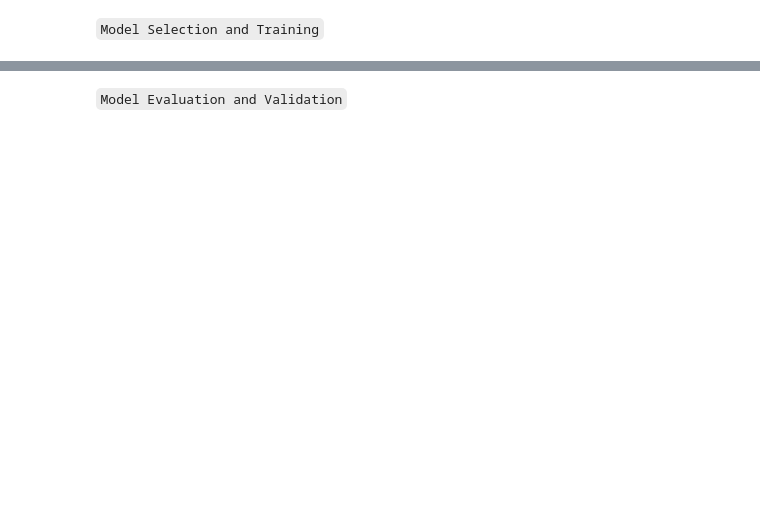
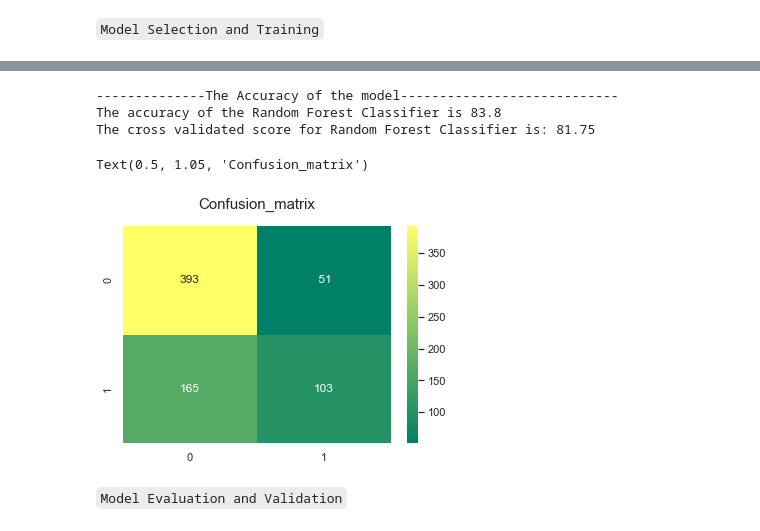
Before and after one commit to sultanbeishenkulov/titanic, a Jupyter notebook: titanic.ipynb, the cells around one changed output, grey strips where cells are left out. Cells and saved outputs as stored; diff of their text form; code cells hidden in the pictures; blank space fills up the shorter version.

```diff
--- a/titanic.ipynb
+++ b/titanic.ipynb
@@ -265,2 +289,23 @@ The accuracy of the Logistic Regression is 78.21
+# %%
+#Random Forest Classifier
+random_forest = RandomForestClassifier(criterion='gini', n_estimators=700,
+                             min_samples_split=10,min_samples_leaf=1,
+                             max_features='auto',oob_score=True,
+                             random_state=1,n_jobs=-1)
+random_forest.fit(X_train,y_train)
+prediction=random_forest.predict(X_test)
+print('--------------The Accuracy of the model----------------------------')
+print('The accuracy of the Random Forest Classifier is',round(accuracy_score(prediction,y_test)*100,2))
+result=cross_val_score(random_forest,X_train,y_train,cv=10,scoring='accuracy')
+print('The cross validated score for Random Forest Classifier is:',round(result.mean()*100,2))
+y_pred = cross_val_predict(model,X_train,y_train,cv=10)
+sns.heatmap(confusion_matrix(y_train,y_pred),annot=True,fmt='3.0f',cmap="summer")
+plt.title('Confusion_matrix', y=1.05, size=15)
+# %% [output]
+--------------The Accuracy of the model----------------------------
+The accuracy of the Random Forest Classifier is 83.8
+The cross validated score for Random Forest Classifier is: 81.75
+Text(0.5, 1.05, 'Confusion_matrix')
+[figure, added]
 # %% [markdown]
 `Model Evaluation and Validation`
```
Also changed, not shown: parts of 6 cells of this notebook.
